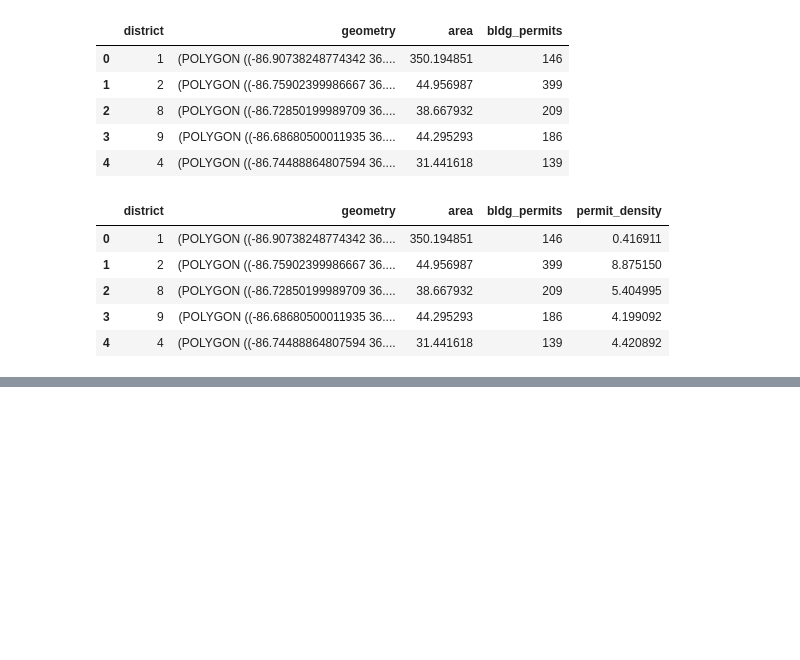
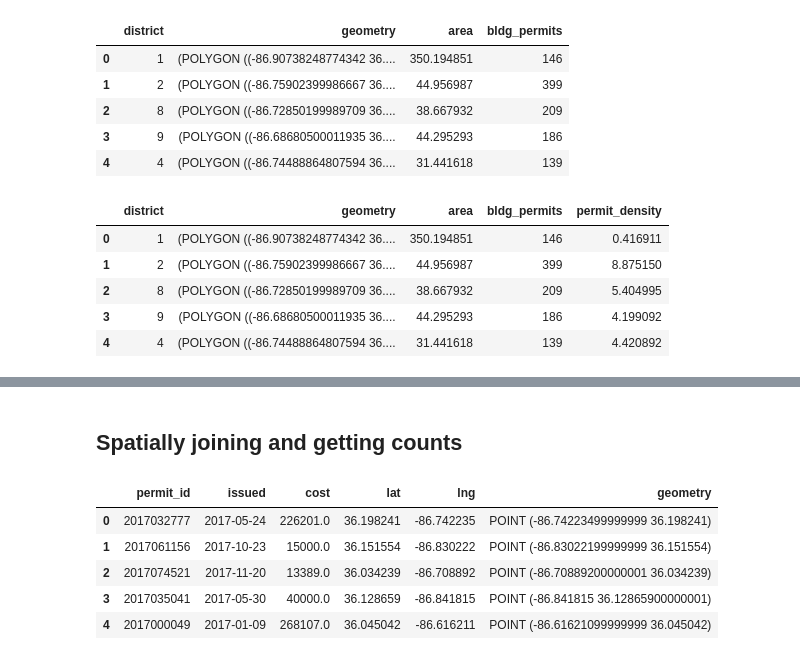
Before and after one commit to ThinNandarSoe/DataCamp, a Jupyter notebook: Visualizing Geospatial Data in Python/Chapter4.ipynb, the cells around one changed output, grey strips where cells are left out. Drawn from its saved outputs; the diff is of its cells as text; code cells hidden in the pictures; blank space fills up the shorter version.

```diff
--- a/Visualizing Geospatial Data in Python/Chapter4.ipynb
+++ b/Visualizing Geospatial Data in Python/Chapter4.ipynb
@@ -116,0 +139,14 @@ districts_and_permits.head()
+# %%
+# Change council_districts crs to epsg 3857
+council_districts = council_districts.to_crs(epsg = 3857)
+print(council_districts.crs)
+print(council_districts.head())
+
+# Create area in square km
+sqm_to_sqkm = 10**6
+council_districts['area'] = council_districts.geometry.area / sqm_to_sqkm
+
+# Change council_districts crs back to epsg 4326
+council_districts = council_districts.to_crs(epsg = 4326)
+print(council_districts.crs)
+print(council_districts.head())
@@ -116,0 +168,13 @@ districts_and_permits.head()
+# %% [markdown]
+## Spatially joining and getting counts
+# %%
+# Create permits_geo
+permits_geo = gpd.GeoDataFrame(permits, crs = council_districts.crs, geometry = permits.geometry)
+permits_geo.head()
+# %% [output]
+|  | permit_id | issued | cost | lat | lng | geometry |
+| 0 | 2017032777 | 2017-05-24 | 226201.0 | 36.198241 | -86.742235 | POINT (-86.74223499999999 36.198241) |
+| 1 | 2017061156 | 2017-10-23 | 15000.0 | 36.151554 | -86.830222 | POINT (-86.83022199999999 36.151554) |
+| 2 | 2017074521 | 2017-11-20 | 13389.0 | 36.034239 | -86.708892 | POINT (-86.70889200000001 36.034239) |
+| 3 | 2017035041 | 2017-05-30 | 40000.0 | 36.128659 | -86.841815 | POINT (-86.841815 36.12865900000001) |
+| 4 | 2017000049 | 2017-01-09 | 268107.0 | 36.045042 | -86.616211 | POINT (-86.61621099999999 36.045042) |
```
Also changed, not shown: parts of 9 cells of this notebook.
